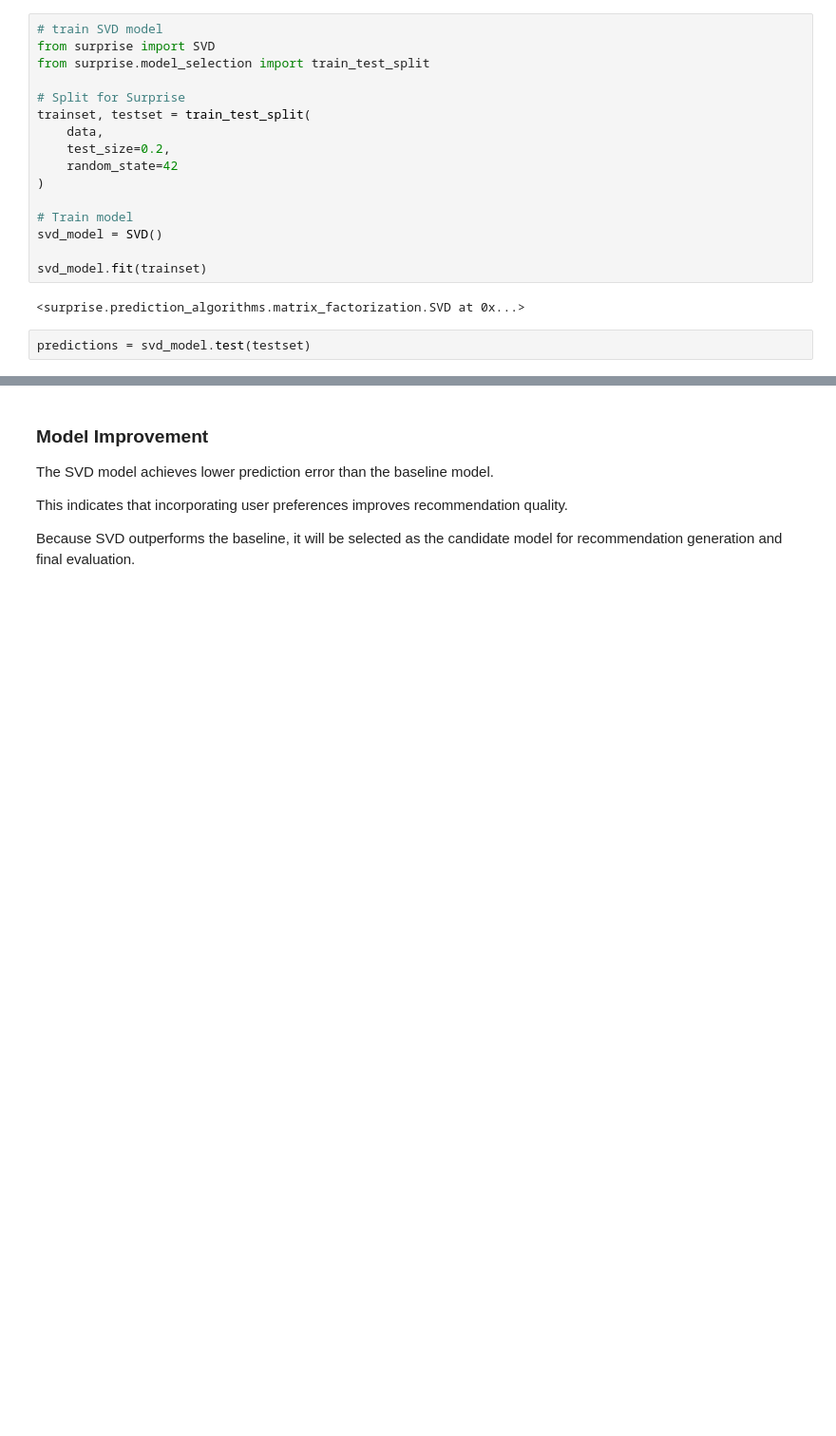
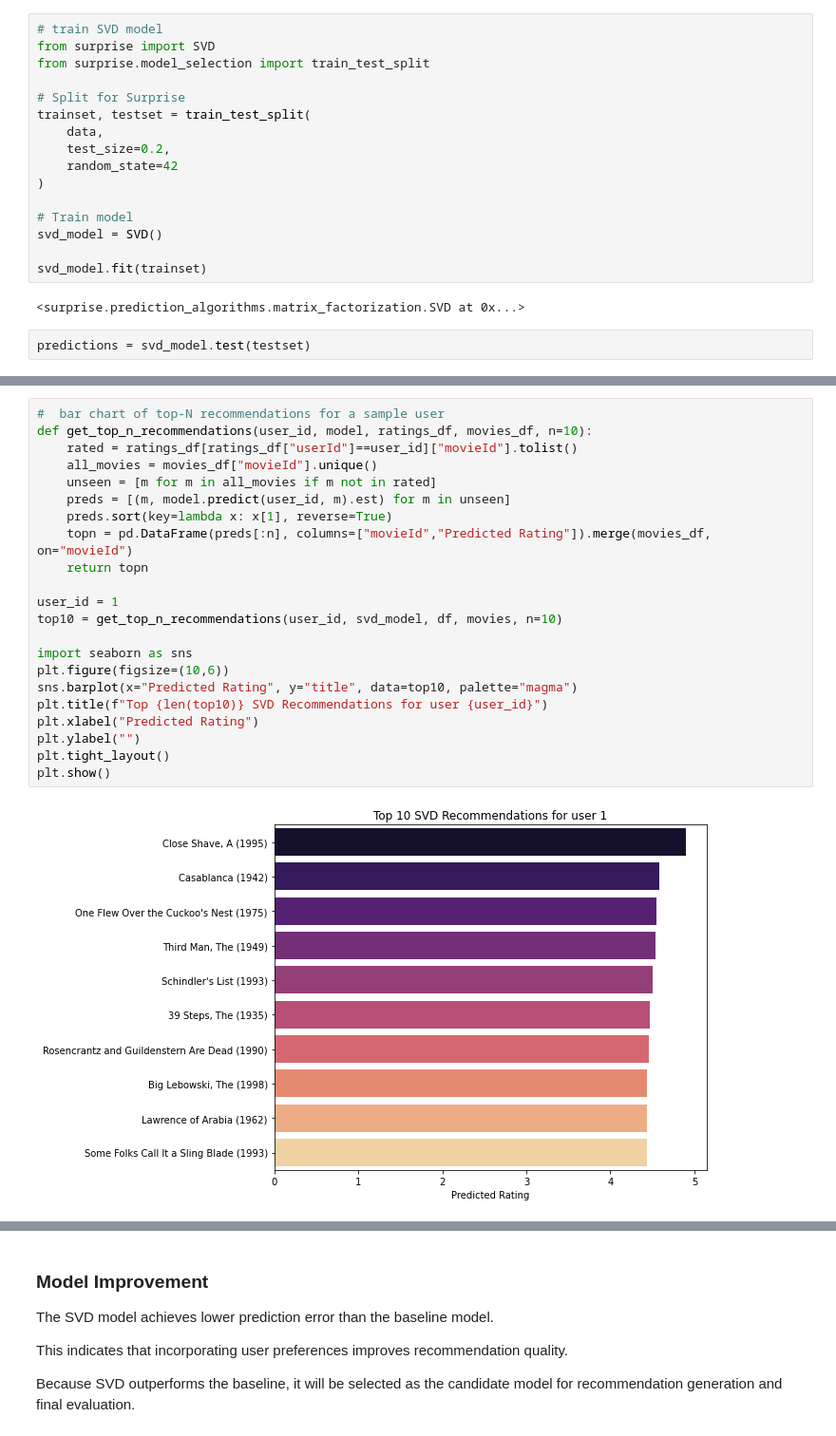
Before and after one commit to tonny001-rgb/movie-recommender-system, a Jupyter notebook: movie final notebook.ipynb, the cells around one changed output, grey strips where cells are left out. Shown at 95% size. Cells and saved outputs as stored; diff of their text form; blank space fills up the shorter version.

```diff
--- a/movie final notebook.ipynb
+++ b/movie final notebook.ipynb
@@ -627,0 +745,24 @@ comparison
+# %%
+#  bar chart of top-N recommendations for a sample user
+def get_top_n_recommendations(user_id, model, ratings_df, movies_df, n=10):
+    rated = ratings_df[ratings_df["userId"]==user_id]["movieId"].tolist()
+    all_movies = movies_df["movieId"].unique()
+    unseen = [m for m in all_movies if m not in rated]
+    preds = [(m, model.predict(user_id, m).est) for m in unseen]
+    preds.sort(key=lambda x: x[1], reverse=True)
+    topn = pd.DataFrame(preds[:n], columns=["movieId","Predicted Rating"]).merge(movies_df, on="movieId")
+    return topn
+
+user_id = 1
+top10 = get_top_n_recommendations(user_id, svd_model, df, movies, n=10)
+
+import seaborn as sns
+plt.figure(figsize=(10,6))
+sns.barplot(x="Predicted Rating", y="title", data=top10, palette="magma")
+plt.title(f"Top {len(top10)} SVD Recommendations for user {user_id}")
+plt.xlabel("Predicted Rating")
+plt.ylabel("")
+plt.tight_layout()
+plt.show()
+# %% [output]
+[figure, added]
```
Also changed, not shown: parts of 67 cells of this notebook.
